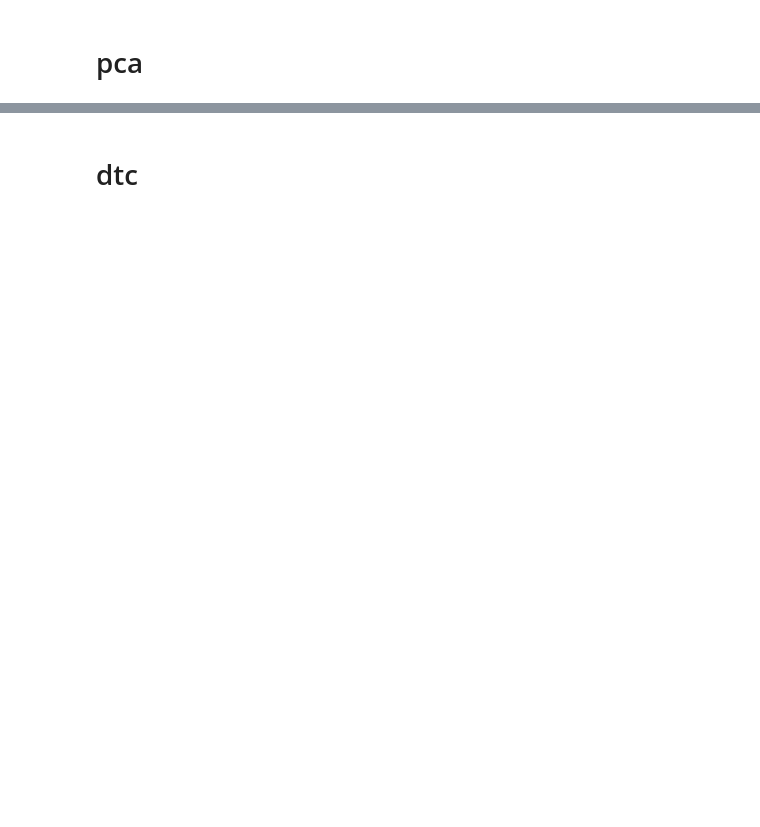
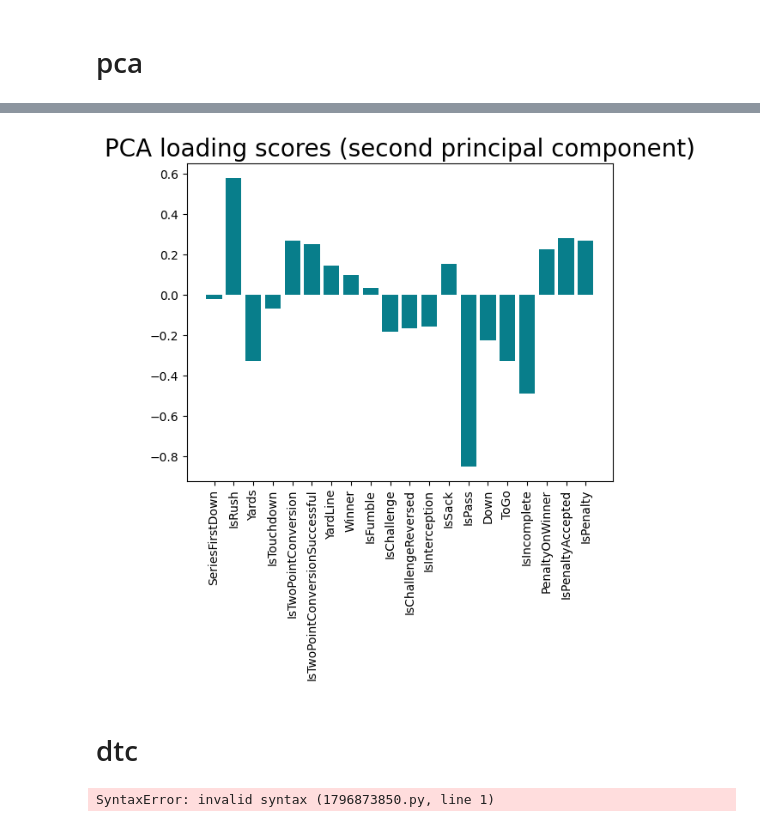
Before and after one commit to Pratik-Chaudhari-ggc/GT-Hacklytics, a Jupyter notebook: notebooks/dtc-notebook.ipynb, the cells around one changed output, grey strips where cells are left out. Saved outputs shown, nothing was run; the diff lists cells and outputs as text; code cells hidden in the pictures; blank space fills up the shorter version.

```diff
--- a/notebooks/dtc-notebook.ipynb
+++ b/notebooks/dtc-notebook.ipynb
@@ -98,3 +111,14 @@ plt.show()
+# %%
+pc1_loadings = loadings.sort_values(by='PC1', ascending=True)[['PC2']]
+pc1_loadings = pc1_loadings.reset_index()
+pc1_loadings.columns = ['Attribute', 'CorrelationWithPC1']
+
+plt.bar(x=pc1_loadings['Attribute'], height=pc1_loadings['CorrelationWithPC1'], color='#087E8B')
+plt.title('PCA loading scores (second principal component)', size=20)
+plt.xticks(rotation='vertical')
+plt.show()
+# %% [output]
+[figure, added]
 # %% [markdown]
 # dtc
 # %%
@@ -102,6 +126,10 @@ from sklearn.tree import DecisionTreeClassifier as dtc
 # from sklearn.model_selection import train_test_split as tts
 from sklearn import tree
 from sklearn.metrics import accuracy_score
+# %%
+X_train_dtc =
+# %% [output]
+SyntaxError: invalid syntax (1796873850.py, line 1)
 # %%
 clf = dtc(criterion='entropy')
 clf.fit(X_train,y_train)
```
Also changed, not shown: parts of 9 cells of this notebook.
